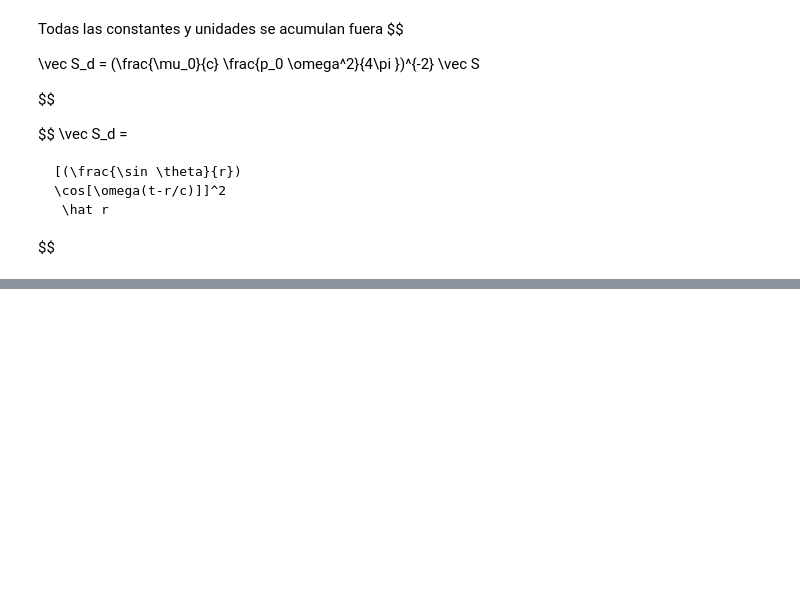
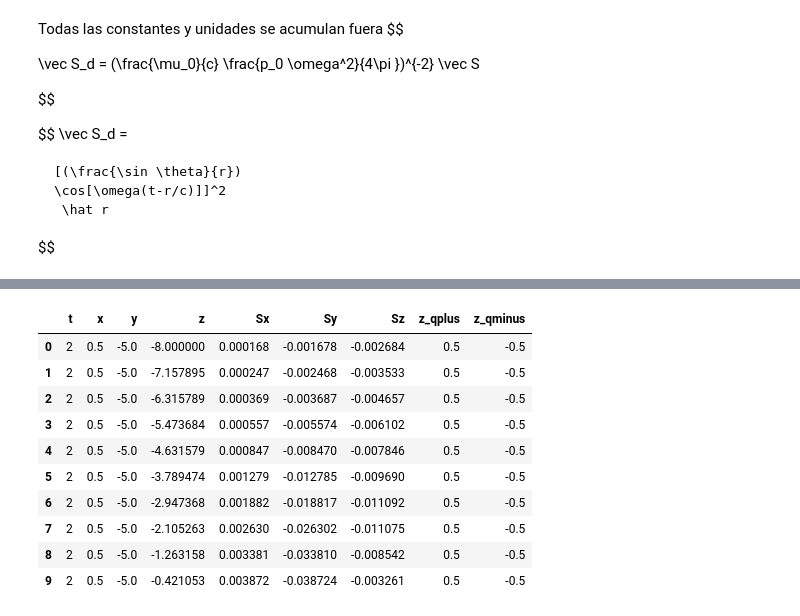
Before and after one commit to fbientrigo/learningprogamation, a Jupyter notebook: Electrodynamics/E_discrete_charges.ipynb, the cells around one changed output, grey strips where cells are left out. Saved outputs shown, nothing was run; the diff lists cells and outputs as text; code cells hidden in the pictures; blank space fills up the shorter version.

```diff
--- a/Electrodynamics/E_discrete_charges.ipynb
+++ b/Electrodynamics/E_discrete_charges.ipynb
@@ -558 +564,12 @@ omega = 2 * np.pi
+# %%
+
+omega = 2 * np.pi / 20
+
+d = 0.5
+q = 1
+po = q*d
+
+
+q_plus = lambda t: d * np.cos( omega * t )
+q_minus = lambda t: -d * np.cos( omega * t )
 # %%
@@ -598,0 +656,29 @@ df.to_csv('datosS.csv')
+# %%
+df = pd.DataFrame({
+    't': t,
+    'x': xv.flatten(),
+    'y': yv.flatten(),
+    'z': zv.flatten(),
+    'Sx': Sx.flatten(),
+    'Sy': Sy.flatten(),
+    'Sz': Sz.flatten(),
+    'z_qplus': q_plus(t),
+    'z_qminus': q_minus(t)
+})
+# %%
+A = df[0:5]
+B = df[5:10]
+# %%
+pd.concat([A,B])
+# %% [output]
+|  | t | x | y | z | Sx | Sy | Sz | z_qplus | z_qminus |
+| 0 | 2 | 0.5 | -5.0 | -8.000000 | 0.000168 | -0.001678 | -0.002684 | 0.5 | -0.5 |
+| 1 | 2 | 0.5 | -5.0 | -7.157895 | 0.000247 | -0.002468 | -0.003533 | 0.5 | -0.5 |
+| 2 | 2 | 0.5 | -5.0 | -6.315789 | 0.000369 | -0.003687 | -0.004657 | 0.5 | -0.5 |
+| 3 | 2 | 0.5 | -5.0 | -5.473684 | 0.000557 | -0.005574 | -0.006102 | 0.5 | -0.5 |
+| 4 | 2 | 0.5 | -5.0 | -4.631579 | 0.000847 | -0.008470 | -0.007846 | 0.5 | -0.5 |
+| 5 | 2 | 0.5 | -5.0 | -3.789474 | 0.001279 | -0.012785 | -0.009690 | 0.5 | -0.5 |
+| 6 | 2 | 0.5 | -5.0 | -2.947368 | 0.001882 | -0.018817 | -0.011092 | 0.5 | -0.5 |
+| 7 | 2 | 0.5 | -5.0 | -2.105263 | 0.002630 | -0.026302 | -0.011075 | 0.5 | -0.5 |
+| 8 | 2 | 0.5 | -5.0 | -1.263158 | 0.003381 | -0.033810 | -0.008542 | 0.5 | -0.5 |
+| 9 | 2 | 0.5 | -5.0 | -0.421053 | 0.003872 | -0.038724 | -0.003261 | 0.5 | -0.5 |
```
Also changed, not shown: parts of 10 cells of this notebook, 5 other files.
